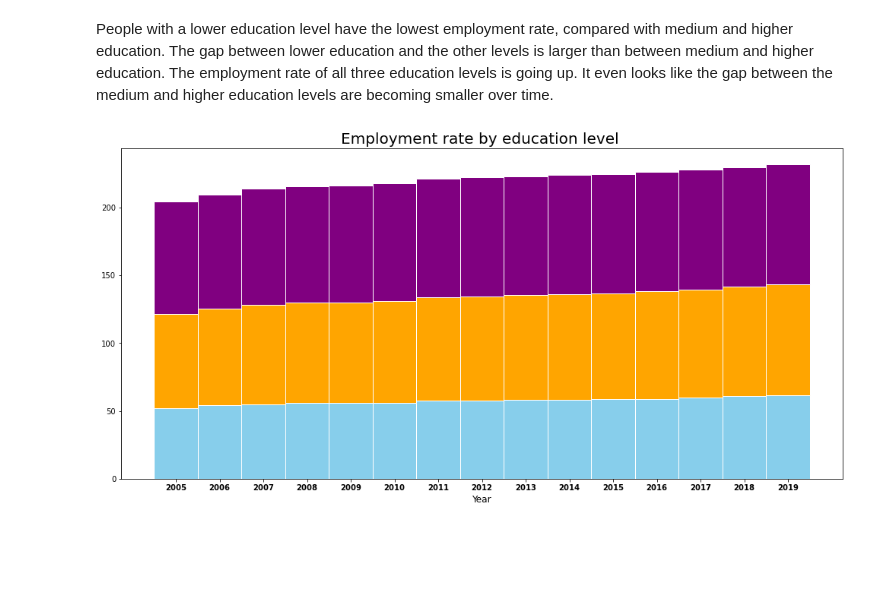
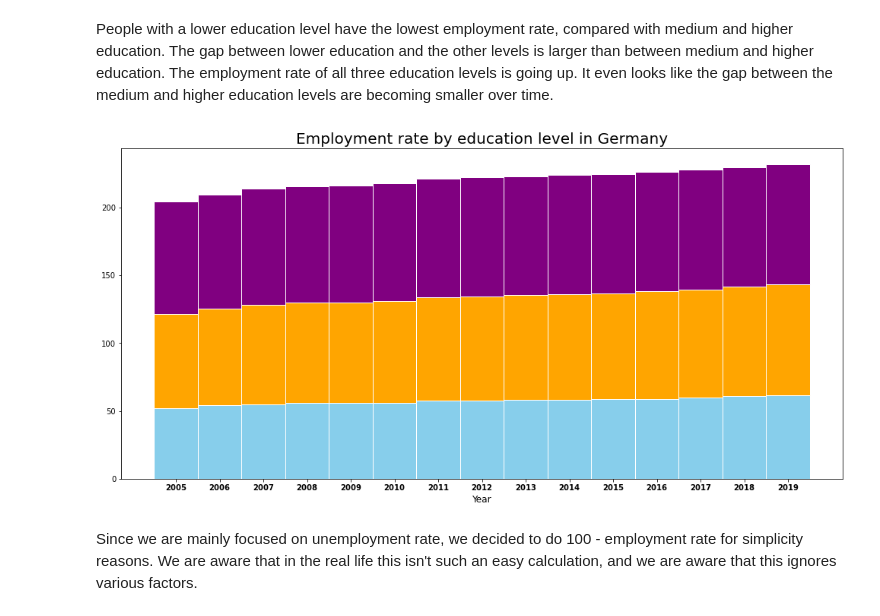
Before and after one commit to Malonk/unemployment_stats, a Jupyter notebook: notebooks/education_employment_rate_germany.ipynb, the cells around one changed output. Drawn from its saved outputs; the diff is of its cells as text; code cells hidden in the pictures; blank space fills up the shorter version.

```diff
--- a/notebooks/education_employment_rate_germany.ipynb
+++ b/notebooks/education_employment_rate_germany.ipynb
@@ -184,32 +186,34 @@ fig, ax = plt.pyplot.subplots(figsize=(17,8))
 # Values of each group
 bars1 = df_germany["ED0-2"]
 bars2 = df_germany["ED3_4"]
 bars3 = df_germany["ED5-8"]
 
 # Heights of bars1 + bars2
 bars = np.add(bars1, bars2).tolist()
 
 # The position of the bars on the x-axis
 r = [0,1,2,3,4,5,6,7,8,9,10,11,12,13,14]
 
 # Names of group and bar width
 names = ['2005','2006','2007','2008','2009', '2010', '2011',
          '2012', '2013', '2014', '2015', '2016', '2017', '2018', '2019']
 barWidth = 1
 
-plt.pyplot.title("Employment rate by education level ", fontsize=20)
+plt.pyplot.title("Employment rate by education level in Germany", fontsize=20)
 # Create brown bars
 plt.pyplot.bar(r, bars1, color='skyblue', edgecolor='white', width=barWidth)
 # Create green bars (middle), on top of the firs ones
 plt.pyplot.bar(r, bars2, bottom=bars1, color='orange', edgecolor='white', width=barWidth)
 # Create green bars (top)
 plt.pyplot.bar(r, bars3, bottom=bars, color='purple', edgecolor='white', width=barWidth)
 
 # Custom X axis
 plt.pyplot.xticks(r, names, fontweight='bold')
 plt.pyplot.xlabel("Year",fontsize=12)
 
 # Show graphic
 plt.pyplot.show()
 # %% [output]
-[figure, old version]
+[figure, new version]
+# %% [markdown]
+Since we are mainly focused on unemployment rate, we decided to do 100 - employment rate for simplicity reasons. We are aware that in the real life this isn't such an easy calculation, and we are aware that this ignores various factors.
```
Also changed, not shown: parts of 8 cells of this notebook, 6 other files.
